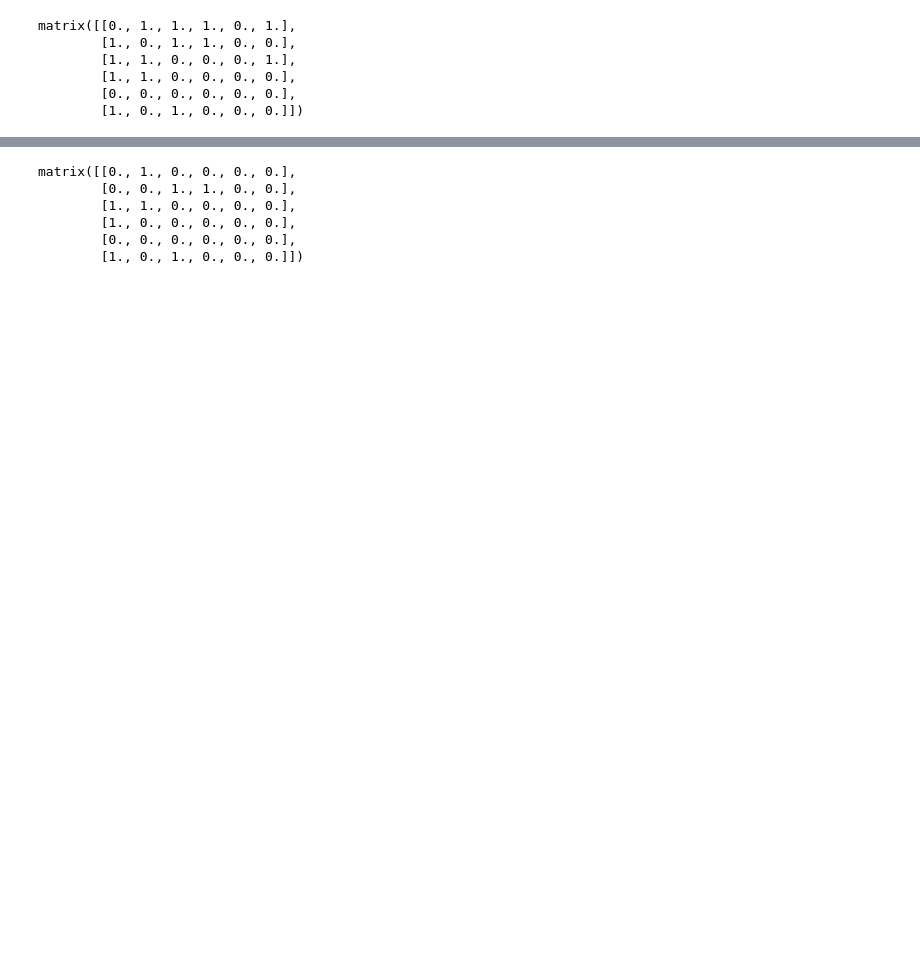
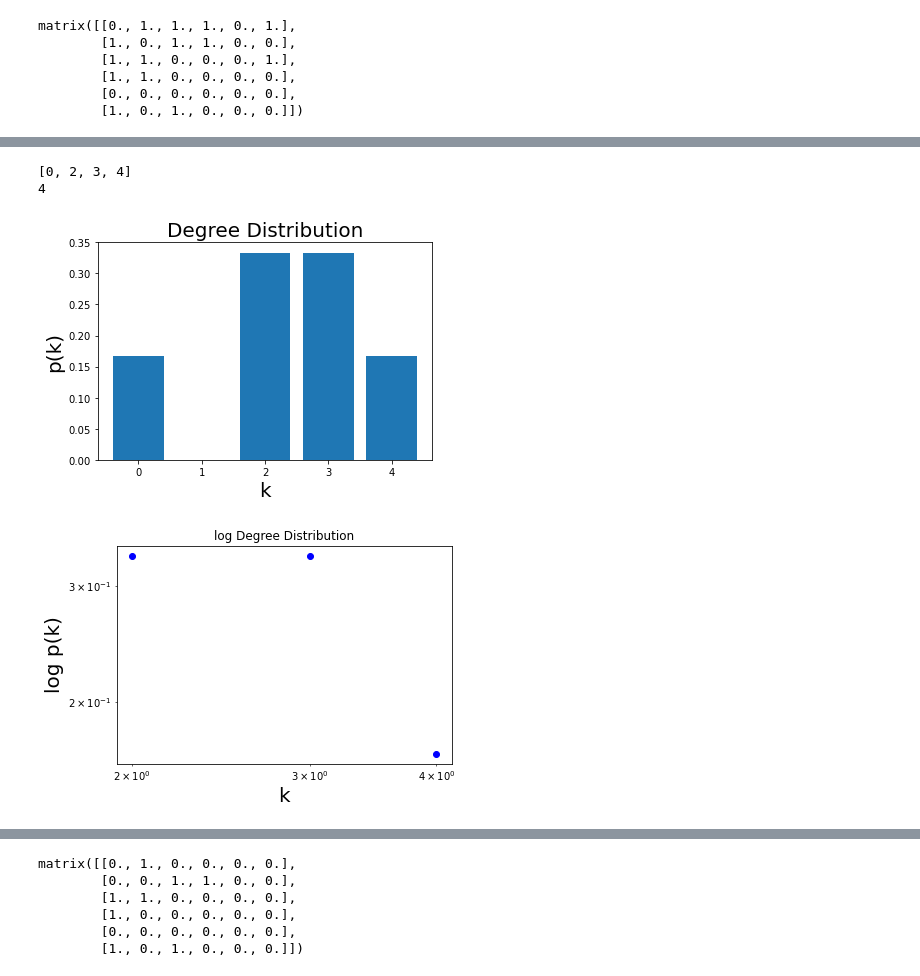
Before and after one commit to AnDrEwHaLiEm/Jupyter_Anaconda, a Jupyter notebook: lastTask.ipynb, the cells around one changed output, grey strips where cells are left out. Saved outputs shown, nothing was run; the diff lists cells and outputs as text; code cells hidden in the pictures; blank space fills up the shorter version.

```diff
--- a/lastTask.ipynb
+++ b/lastTask.ipynb
@@ -21,3 +23,29 @@ matrix([[0., 1., 1., 1., 0., 1.],
         [1., 1., 0., 0., 0., 0.],
         [0., 0., 0., 0., 0., 0.],
         [1., 0., 1., 0., 0., 0.]])
+# %%
+def plot_degree_dist(G):
+
+    degrees = G.degree()
+    degrees = dict(degrees)
+    values = sorted(set(degrees.values()))
+    print(values)
+    histo = [list(degrees.values()).count(x) for x in values]
+    P_k = [x / G.order() for x in histo]
+    print(len(P_k))
+
+    plt.figure()
+    plt.bar(values, P_k)
+    plt.xlabel("k",fontsize=20)
+    plt.ylabel("p(k)", fontsize=20)
+    plt.title("Degree Distribution", fontsize=20)
+
+    plt.show()
+    plt.figure()
+    plt.grid(False)
+    plt.loglog(values, P_k, "bo")
+    plt.xlabel("k", fontsize=20)
+    plt.ylabel("log p(k)", fontsize=20)
+    plt.title("log Degree Distribution")
+    plt.show()
+    plt.show()
@@ -24,3 +64,10 @@ matrix([[0., 1., 1., 1., 0., 1.],
+# %%
+plot_degree_dist(g)
+# %% [output]
+[0, 2, 3, 4]
+4
+[figure, added]
+[figure, added]
 # %%
 G = nx.DiGraph()
 # %%
```
Also changed, not shown: parts of 6 cells of this notebook.
